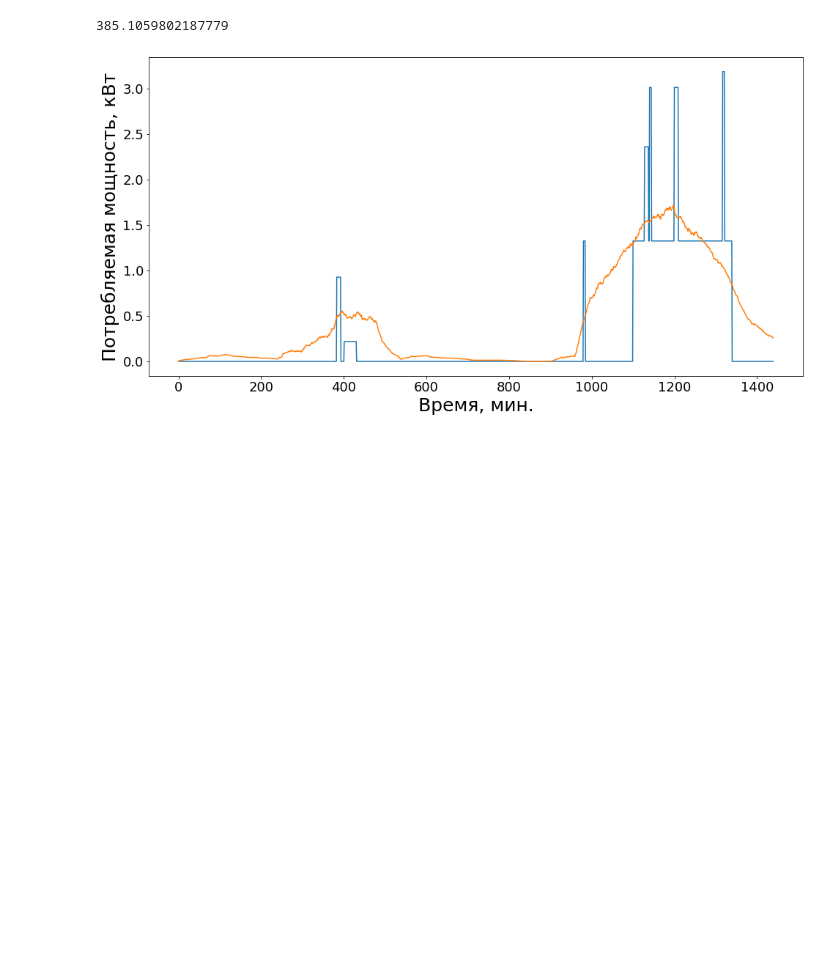
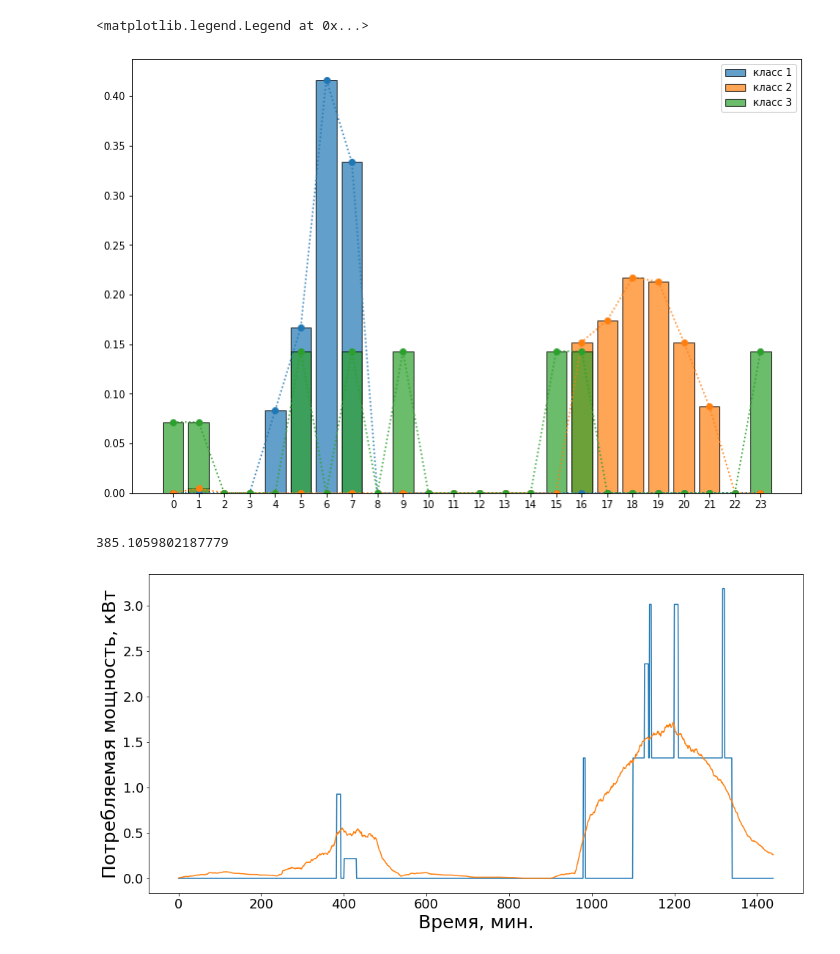
Before and after one commit to Shai670/Residential_consumption_modeling, a Jupyter notebook: Consumption_modeling.ipynb, the cells around one changed output. Drawn from its saved outputs; the diff is of its cells as text; code cells hidden in the pictures; blank space fills up the shorter version.

```diff
--- a/Consumption_modeling.ipynb
+++ b/Consumption_modeling.ipynb
@@ -35,6 +35,20 @@ class3_switch = class3_switch / np.sum(class3_switch)
 
 class3_tou = np.array([15, 15, 15, 15, 15, 15,  15, 15,  15])
 class3_tou = class3_tou / np.sum(class3_tou)
+# %%
+plt.figure(figsize=(12,8))
+
+plt.bar(time, class1_switch, alpha=.7, edgecolor='k', label='класс 1')
+plt.plot(time, class1_switch, marker='o', lw=1.5, ls=':')
+plt.bar(time, class2_switch, alpha=.7, edgecolor='k', label='класс 2')
+plt.plot(time, class2_switch, marker='o', lw=1.5, ls=':')
+plt.bar(time, class3_switch, alpha=.7, edgecolor='k', label='класс 3')
+plt.plot(time, class3_switch, marker='o', lw=1.5, ls=':')
+plt.xticks(range(24))
+plt.legend()
+# %% [output]
+<matplotlib.legend.Legend at 0x...>
+[figure, added]
 # %%
 class Pribor:
   """
```
